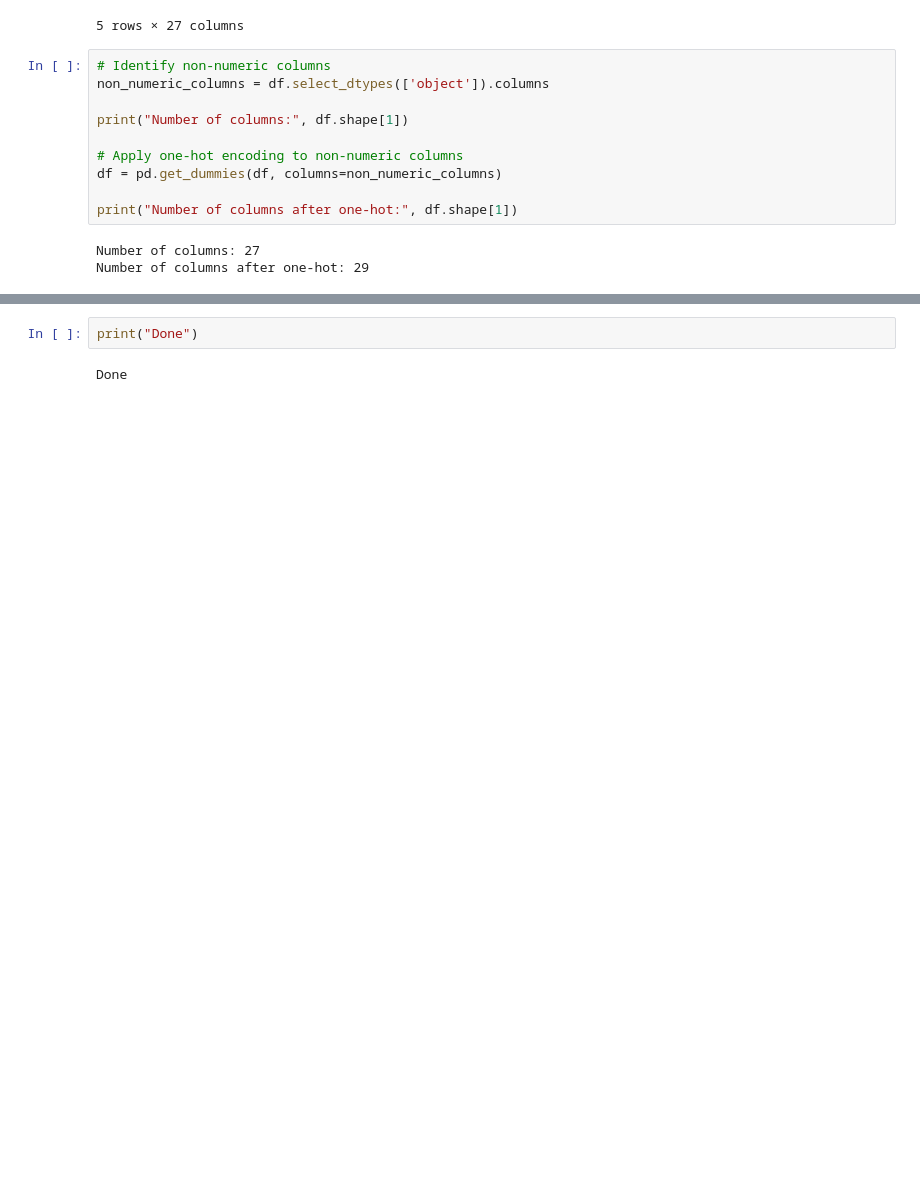
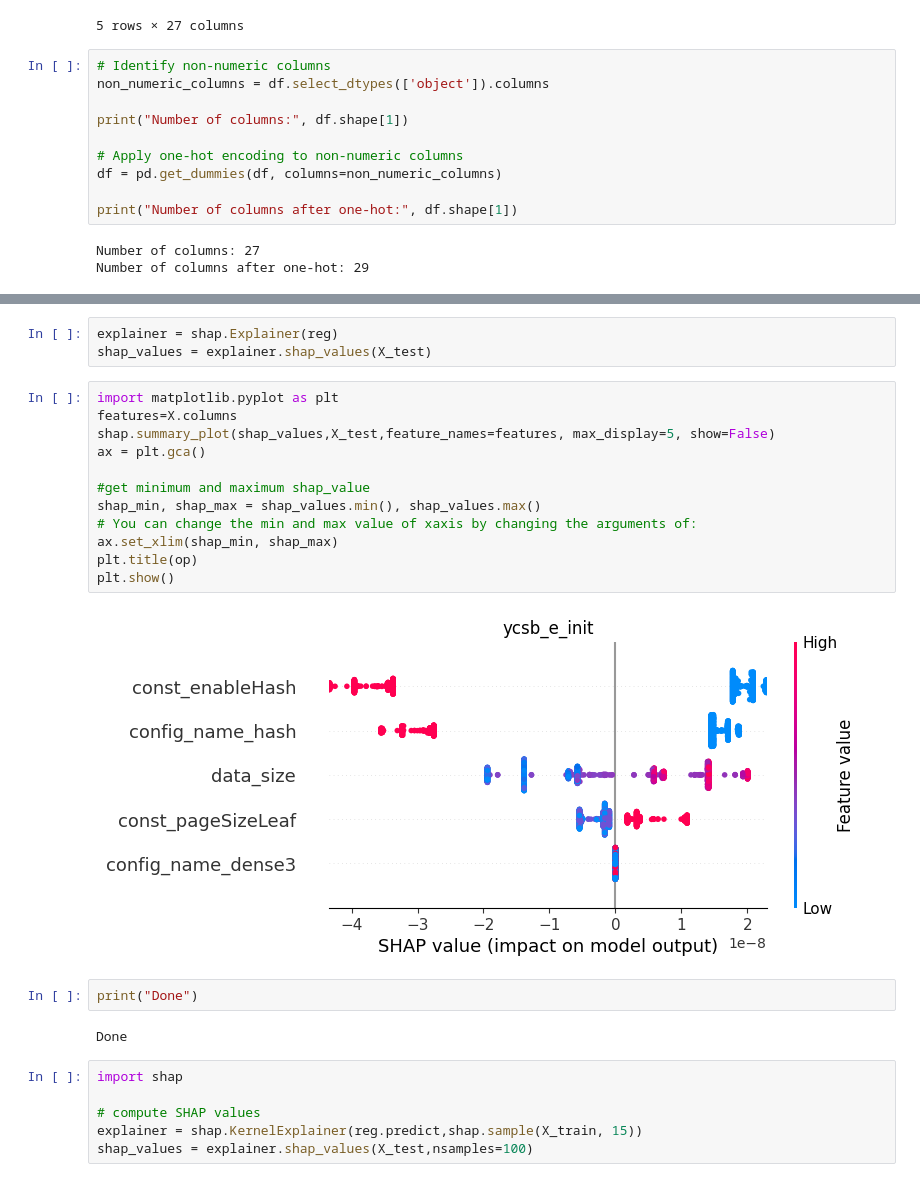
Before and after one commit to rolandhaidari/thesis, a Jupyter notebook: code/05_regressors/random_forests.ipynb, the cells around one changed output, grey strips where cells are left out. Saved outputs shown, nothing was run; the diff lists cells and outputs as text; blank space fills up the shorter version.

```diff
--- a/code/05_regressors/random_forests.ipynb
+++ b/code/05_regressors/random_forests.ipynb
@@ -57,4 +98,27 @@ R-squared: 0.9932212081839741
+# %%
+explainer = shap.Explainer(reg)
+shap_values = explainer.shap_values(X_test)
+# %%
+import matplotlib.pyplot as plt
+features=X.columns
+shap.summary_plot(shap_values,X_test,feature_names=features, max_display=5, show=False)
+ax = plt.gca()
+
+#get minimum and maximum shap_value
+shap_min, shap_max = shap_values.min(), shap_values.max()
+# You can change the min and max value of xaxis by changing the arguments of:
+ax.set_xlim(shap_min, shap_max)
+plt.title(op)
+plt.show()
+# %% [output]
+[figure, added]
 # %%
 print("Done")
 # %% [output]
 Done
+# %%
+import shap
+
+# compute SHAP values
+explainer = shap.KernelExplainer(reg.predict,shap.sample(X_train, 15))
+shap_values = explainer.shap_values(X_test,nsamples=100)
```
Also changed, not shown: parts of 5 cells of this notebook, 14 other files.
